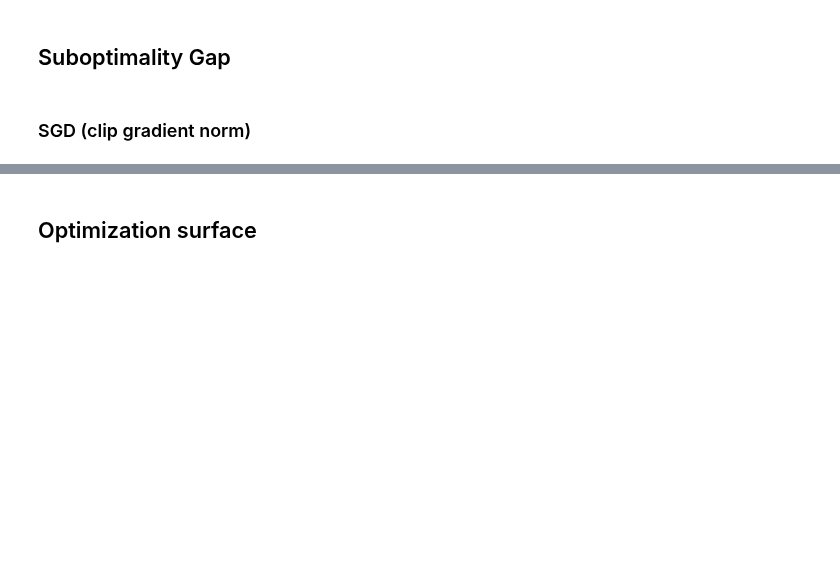
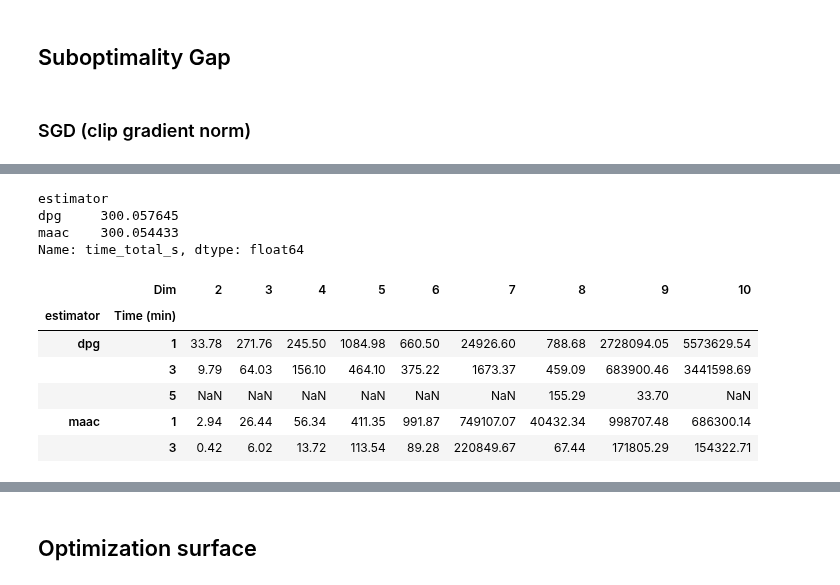
Before and after one commit to 0xangelo/LQSVG, a Jupyter notebook: experiments/dpg_vs_maac.ipynb, the cells around one changed output, grey strips where cells are left out. Cells and saved outputs as stored; diff of their text form; code cells hidden in the pictures; blank space fills up the shorter version.

```diff
--- a/experiments/dpg_vs_maac.ipynb
+++ b/experiments/dpg_vs_maac.ipynb
@@ -709,0 +722,7 @@ memory usage: 42.7+ MB
+# %%
+NEW_SGD_DATA.query("time_total_s >= 300 & Dim == 10").groupby("estimator").mean()["time_total_s"]
+# %% [output]
+estimator
+dpg     300.057645
+maac    300.054433
+Name: time_total_s, dtype: float64
@@ -709,0 +753,10 @@ memory usage: 42.7+ MB
+# %%
+progress_summary(OLD_SGD_DATA)
+# %% [output]
+|  | Dim | 2 | 3 | 4 | 5 | 6 | 7 | 8 | 9 | 10 |
+| estimator | Time (min) |  |  |  |  |  |  |  |  |  |
+| dpg | 1 | 33.78 | 271.76 | 245.50 | 1084.98 | 660.50 | 24926.60 | 788.68 | 2728094.05 | 5573629.54 |
+|  | 3 | 9.79 | 64.03 | 156.10 | 464.10 | 375.22 | 1673.37 | 459.09 | 683900.46 | 3441598.69 |
+|  | 5 | NaN | NaN | NaN | NaN | NaN | NaN | 155.29 | 33.70 | NaN |
+| maac | 1 | 2.94 | 26.44 | 56.34 | 411.35 | 991.87 | 749107.07 | 40432.34 | 998707.48 | 686300.14 |
+|  | 3 | 0.42 | 6.02 | 13.72 | 113.54 | 89.28 | 220849.67 | 67.44 | 171805.29 | 154322.71 |
```
Also changed, not shown: parts of 19 cells of this notebook, 7 other files.
